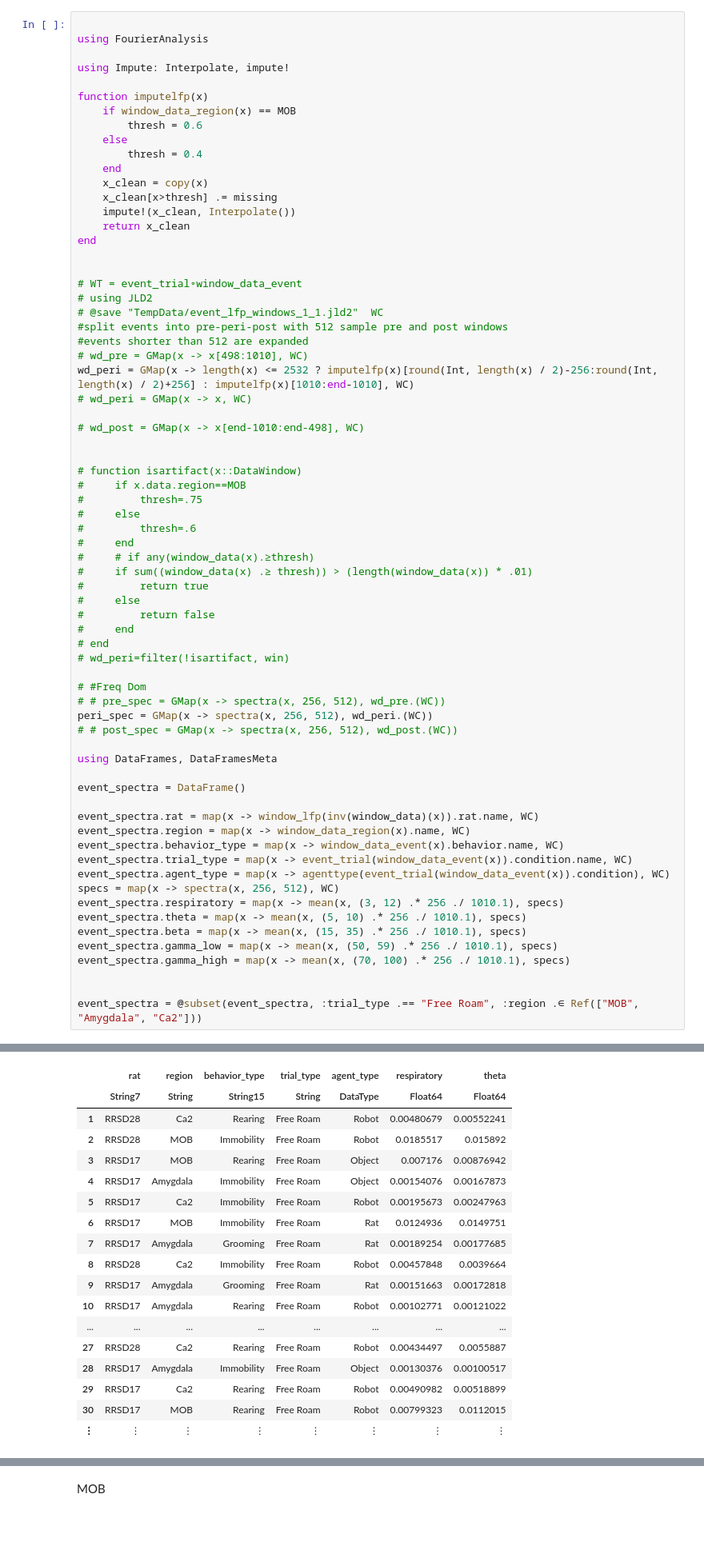
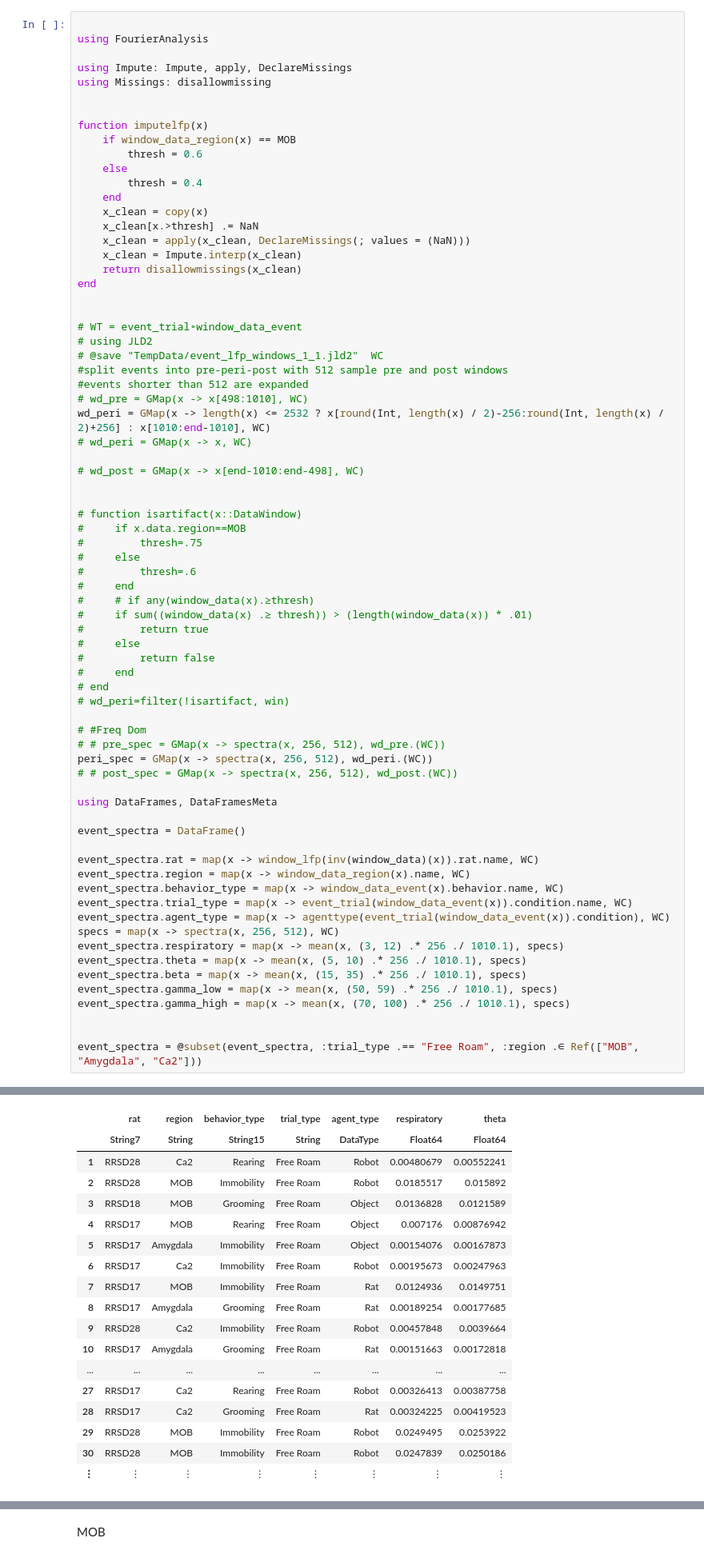
Before and after one commit to chiba-lab/ROIexperiment, a Jupyter notebook: fband_hypotheses.ipynb, the cells around one changed output, grey strips where cells are left out. Shown: that part at 80% size. Saved outputs shown, nothing was run; the diff lists cells and outputs as text; blank space fills up the shorter version.

```diff
--- a/fband_hypotheses.ipynb
+++ b/fband_hypotheses.ipynb
@@ -20,7 +38,9 @@ WC = filter(x -> window_data_event(x) ∈ dom(event_trial), collect(codom(window
 
 using FourierAnalysis
 
-using Impute: Interpolate, impute!
+using Impute: Impute, apply, DeclareMissings
+using Missings: disallowmissing
+
 
 function imputelfp(x)
     if window_data_region(x) == MOB
@@ -29,9 +49,10 @@ function imputelfp(x)
         thresh = 0.4
     end
     x_clean = copy(x)
-    x_clean[x>thresh] .= missing
-    impute!(x_clean, Interpolate())
-    return x_clean
+    x_clean[x.>thresh] .= NaN
+    x_clean = apply(x_clean, DeclareMissings(; values = (NaN)))
+    x_clean = Impute.interp(x_clean)
+    return disallowmissings(x_clean)
 end
 
 
@@ -41,7 +62,7 @@ end
 #split events into pre-peri-post with 512 sample pre and post windows
 #events shorter than 512 are expanded
 # wd_pre = GMap(x -> x[498:1010], WC)
-wd_peri = GMap(x -> length(x) <= 2532 ? imputelfp(x)[round(Int, length(x) / 2)-256:round(Int, length(x) / 2)+256] : imputelfp(x)[1010:end-1010], WC)
+wd_peri = GMap(x -> length(x) <= 2532 ? x[round(Int, length(x) / 2)-256:round(Int, length(x) / 2)+256] : x[1010:end-1010], WC)
 # wd_peri = GMap(x -> x, WC)
 
 # wd_post = GMap(x -> x[end-1010:end-498], WC)
@@ -90,20 +111,20 @@ event_spectra = @subset(event_spectra, :trial_type .== "Free Roam", :region .∈
 |  | rat | region | behavior_type | trial_type | agent_type | respiratory | theta |
 |  | String7 | String | String15 | String | DataType | Float64 | Float64 |
 | 1 | RRSD28 | Ca2 | Rearing | Free Roam | Robot | 0.00480679 | 0.00552241 |
 | 2 | RRSD28 | MOB | Immobility | Free Roam | Robot | 0.0185517 | 0.015892 |
-| 3 | RRSD17 | MOB | Rearing | Free Roam | Object | 0.007176 | 0.00876942 |
-| 4 | RRSD17 | Amygdala | Immobility | Free Roam | Object | 0.00154076 | 0.00167873 |
-| 5 | RRSD17 | Ca2 | Immobility | Free Roam | Robot | 0.00195673 | 0.00247963 |
-| 6 | RRSD17 | MOB | Immobility | Free Roam | Rat | 0.0124936 | 0.0149751 |
-| 7 | RRSD17 | Amygdala | Grooming | Free Roam | Rat | 0.00189254 | 0.00177685 |
-| 8 | RRSD28 | Ca2 | Immobility | Free Roam | Robot | 0.00457848 | 0.0039664 |
-| 9 | RRSD17 | Amygdala | Grooming | Free Roam | Rat | 0.00151663 | 0.00172818 |
-| 10 | RRSD17 | Amygdala | Rearing | Free Roam | Robot | 0.00102771 | 0.00121022 |
+| 3 | RRSD18 | MOB | Grooming | Free Roam | Object | 0.0136828 | 0.0121589 |
+| 4 | RRSD17 | MOB | Rearing | Free Roam | Object | 0.007176 | 0.00876942 |
+| 5 | RRSD17 | Amygdala | Immobility | Free Roam | Object | 0.00154076 | 0.00167873 |
+| 6 | RRSD17 | Ca2 | Immobility | Free Roam | Robot | 0.00195673 | 0.00247963 |
+| 7 | RRSD17 | MOB | Immobility | Free Roam | Rat | 0.0124936 | 0.0149751 |
+| 8 | RRSD17 | Amygdala | Grooming | Free Roam | Rat | 0.00189254 | 0.00177685 |
+| 9 | RRSD28 | Ca2 | Immobility | Free Roam | Robot | 0.00457848 | 0.0039664 |
+| 10 | RRSD17 | Amygdala | Grooming | Free Roam | Rat | 0.00151663 | 0.00172818 |
 | ... | ... | ... | ... | ... | ... | ... | ... |
-| 27 | RRSD28 | Ca2 | Rearing | Free Roam | Robot | 0.00434497 | 0.0055887 |
-| 28 | RRSD17 | Amygdala | Immobility | Free Roam | Object | 0.00130376 | 0.00100517 |
-| 29 | RRSD17 | Ca2 | Rearing | Free Roam | Robot | 0.00490982 | 0.00518899 |
-| 30 | RRSD17 | MOB | Rearing | Free Roam | Robot | 0.00799323 | 0.0112015 |
+| 27 | RRSD17 | Ca2 | Rearing | Free Roam | Robot | 0.00326413 | 0.00387758 |
+| 28 | RRSD17 | Ca2 | Grooming | Free Roam | Rat | 0.00324225 | 0.00419523 |
+| 29 | RRSD28 | MOB | Immobility | Free Roam | Robot | 0.0249495 | 0.0253922 |
+| 30 | RRSD28 | MOB | Immobility | Free Roam | Robot | 0.0247839 | 0.0250186 |
 | ⋮ | ⋮ | ⋮ | ⋮ | ⋮ | ⋮ | ⋮ | ⋮ |
 # %%
 ratidx = rand(findall(x -> x == Rat, collect(event_spectra.agent_type)), 50)
```
Also changed, not shown: parts of 9 cells of this notebook.
